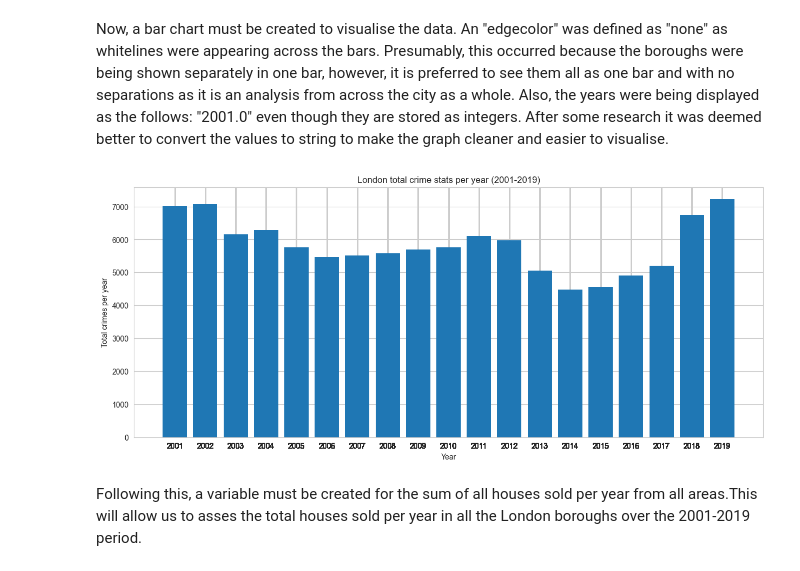
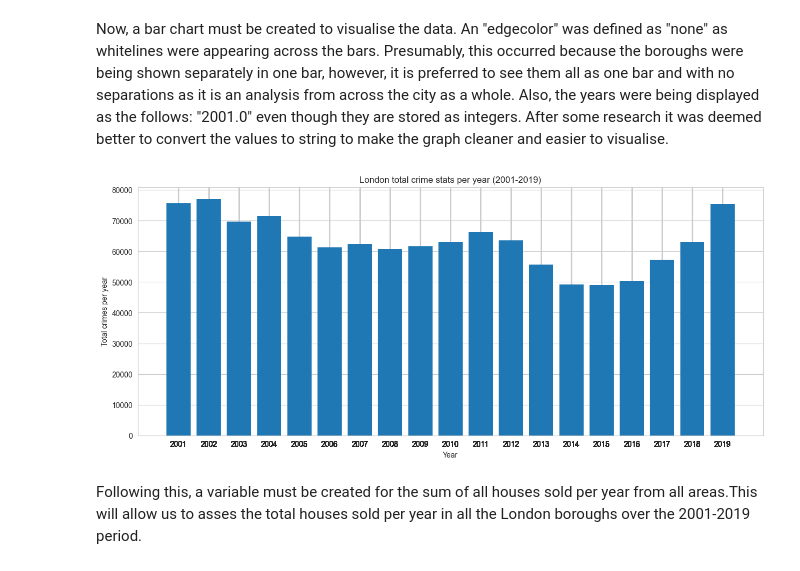
Before and after one commit to naqashb7/london_housing_analysis_project, a Jupyter notebook: jupyter_notebooks/Visualisations.ipynb, the cells around one changed output. Drawn from its saved outputs; the diff is of its cells as text; code cells hidden in the pictures.

```diff
--- a/jupyter_notebooks/Visualisations.ipynb
+++ b/jupyter_notebooks/Visualisations.ipynb
@@ -88,18 +88,18 @@ crimes_per_year = clean_london_housing_data_df.groupby(["area","year"])["no_of_c
 Now, a bar chart must be created to visualise the data. An "edgecolor" was defined as "none" as whitelines were appearing across the bars. Presumably, this occurred because the boroughs were being shown separately in one bar, however, it is preferred to see them all as one bar and with no separations as it is an analysis from across the city as a whole. Also, the years were being displayed as the follows: "2001.0" even though they are stored as integers. After some research it was deemed better to convert the values to string to make the graph cleaner and easier to visualise.
 # %%
 plt.figure(figsize=(15,6))
-plt.bar(clean_london_housing_data_df["year"], clean_london_housing_data_df["no_of_crimes"], edgecolor = "none")
+plt.bar(crimes_per_year["year"], crimes_per_year["no_of_crimes"], edgecolor = "none")
 plt.xticks(
     clean_london_housing_data_df["year"],
     clean_london_housing_data_df["year"].astype(str)
 )
 
 plt.xlabel("Year")
 plt.ylabel("Total crimes per year")
 plt.title("London total crime stats per year (2001-2019)")
 plt.show()
 # %% [output]
-[figure, old version]
+[figure, new version]
 # %% [markdown]
 Following this, a variable must be created for the sum of all houses sold per year from all areas.This will allow us to asses the total houses sold per year in all the London boroughs over the 2001-2019 period.
 # %%
```
Also changed, not shown: parts of 7 cells of this notebook.
